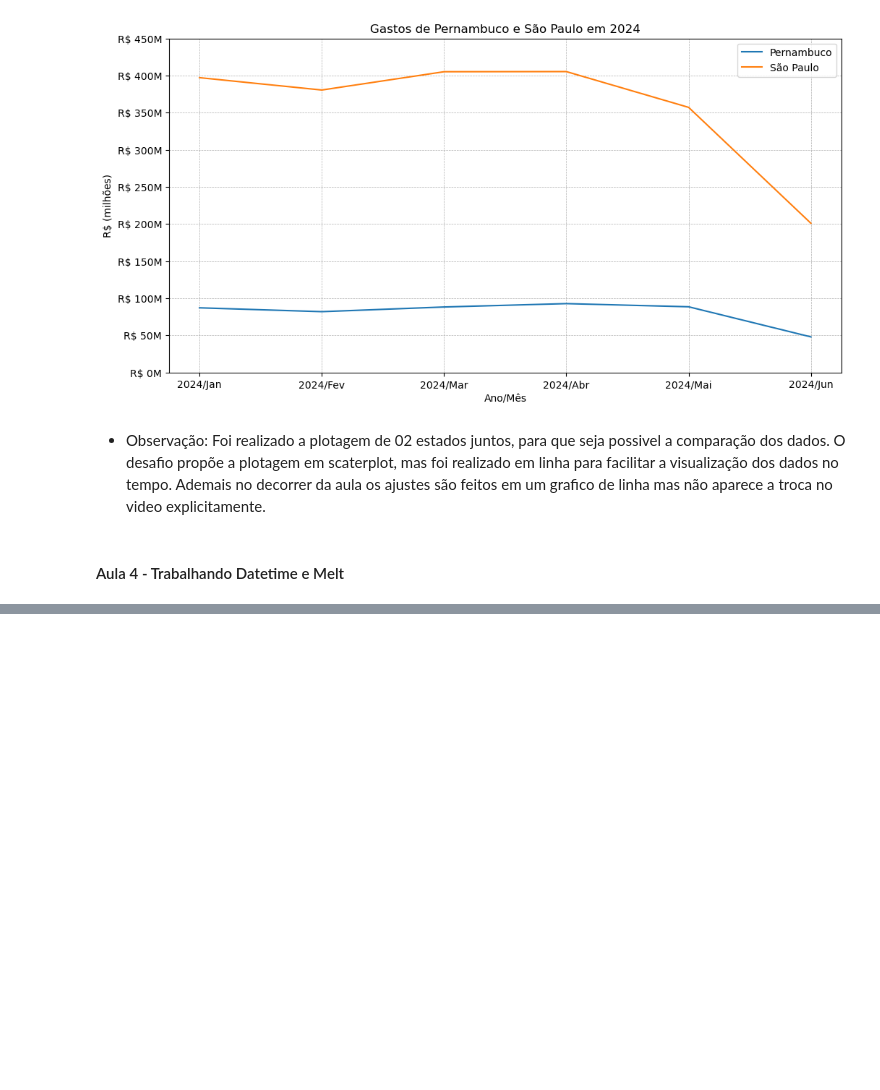
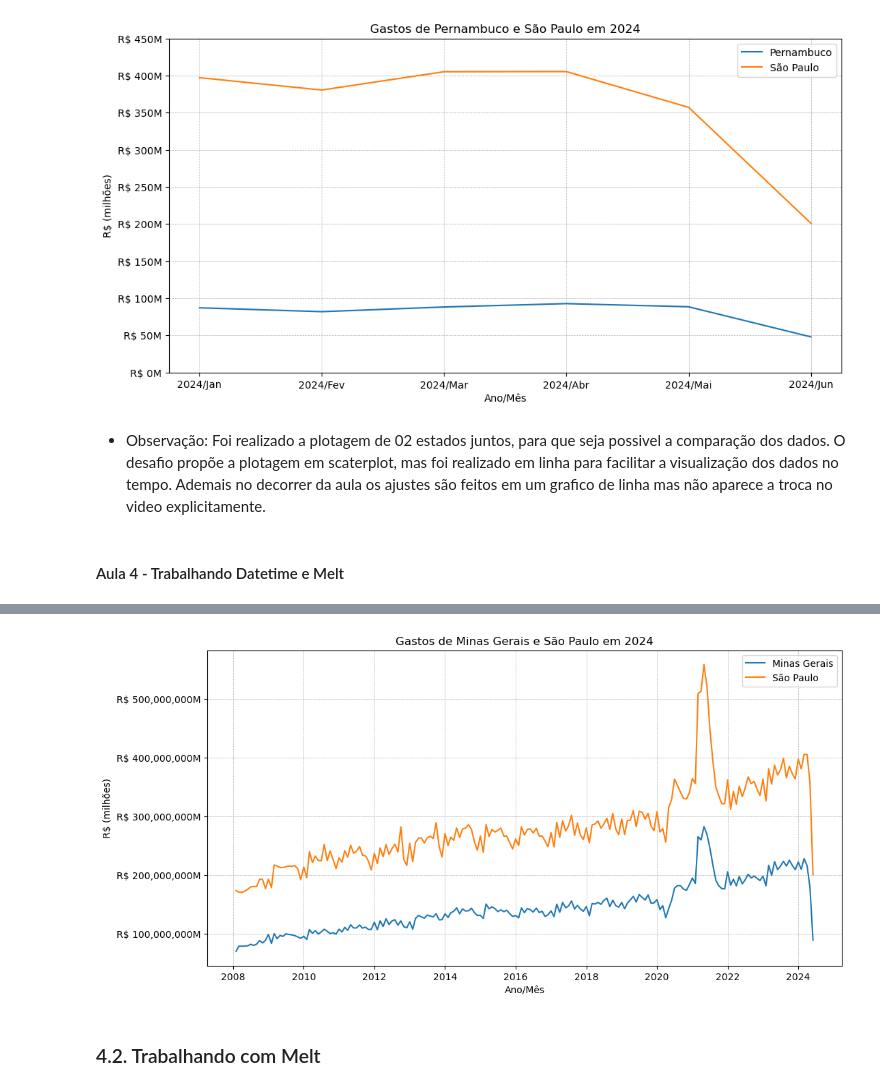
Before and after one commit to janainacazuza/Data-Analytics-FIAP-Pos-Thech, a Jupyter notebook: fase_01/notebooks/exploration/03_ibge.ipynb, the cells around one changed output, grey strips where cells are left out. Saved outputs shown, nothing was run; the diff lists cells and outputs as text; code cells hidden in the pictures; blank space fills up the shorter version.

```diff
--- a/fase_01/notebooks/exploration/03_ibge.ipynb
+++ b/fase_01/notebooks/exploration/03_ibge.ipynb
@@ -482,0 +510,4 @@ plt.show()
+# %%
+def f(x):
+    print(f"valor: {x}")
+mensal.index.map(f)
@@ -482,0 +536,25 @@ plt.show()
+# %%
+meses = {
+    "Jan": 1,
+    "Fev": 2,
+    "Mar": 3,
+    "Abr": 4,
+    "Mai": 5,
+    "Jun": 6,
+    "Jul": 7,
+    "Ago": 8,
+    "Set": 9,
+    "Out": 10,
+    "Nov": 11,
+    "Dez": 12
+}
+
+def fordate(ano_mes:str):
+    ano: int = int(ano_mes[:4])
+    mes_str: str = ano_mes[5:]
+    mes: int = meses[mes_str]
+    return date(ano, mes, 1)
+# %%
+mensal.index = mensal.index.map(fordate)
+#mensal.index = pd.to_datetime(mensal.index)
+mensal.head()
@@ -482,0 +569,18 @@ plt.show()
+# %%
+#plotando o grafico de gastos mensais sao paulo e minas gerais
+plt.figure(figsize=(12, 6))
+sns.lineplot(data=mensal, x=mensal.index, y='Minas Gerais', label='Minas Gerais')
+sns.lineplot(data=mensal, x=mensal.index, y='São Paulo', label='São Paulo')
+plt.ylabel('R$ (milhões)')
+plt.xlabel('Ano/Mês')
+plt.title('Gastos de Minas Gerais e São Paulo em 2024')
+plt.legend(loc = 'upper right')
+plt.grid(linestyle='--', linewidth=0.5)
+
+plt.gca().yaxis.set_major_formatter(ticker.FuncFormatter(lambda x, _: f'R$ {x:,.0f}M'))
+
+plt.show()
+# %% [output]
+[figure, added]
+# %% [markdown]
+### 4.2. Trabalhando com Melt
```
Also changed, not shown: parts of 20 cells of this notebook.
